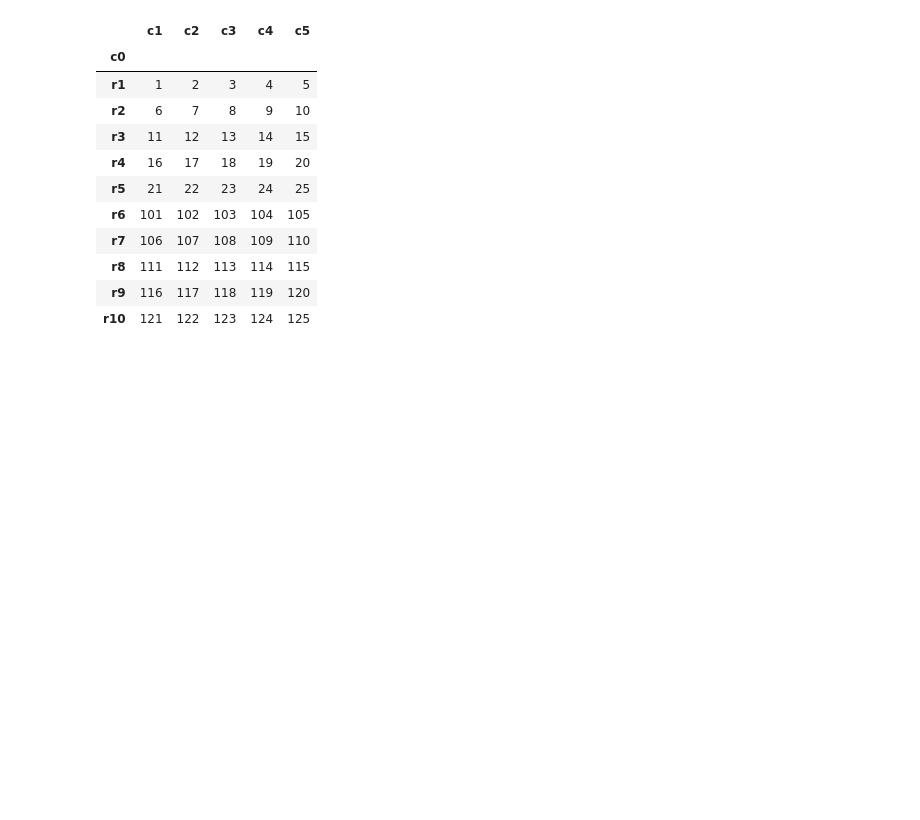
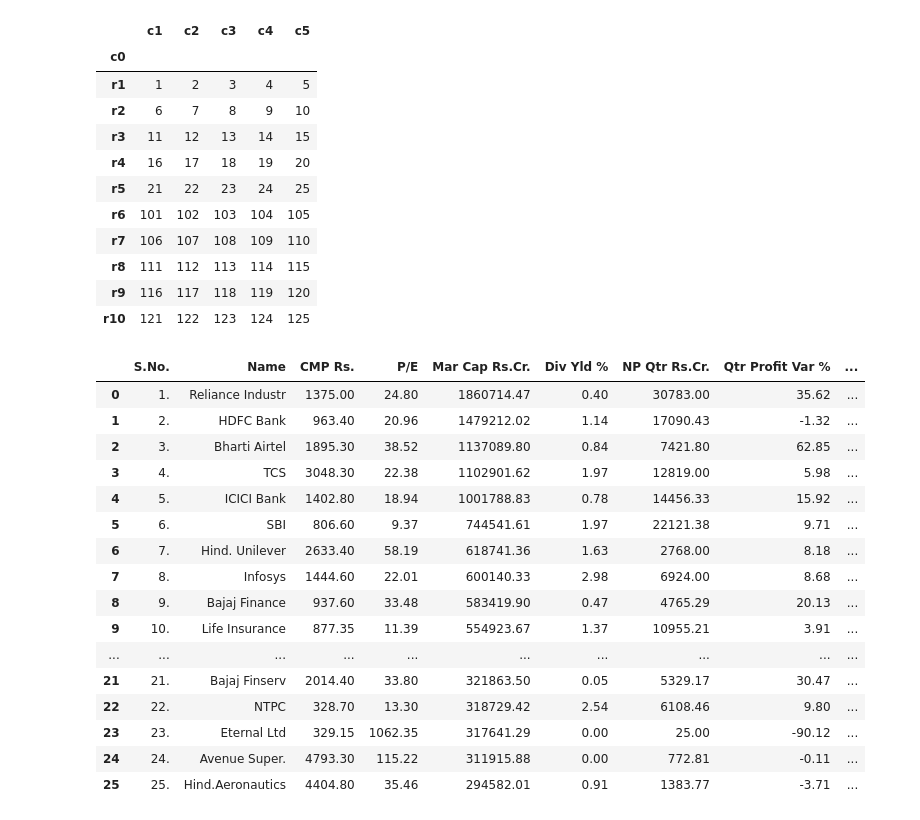
Before and after one commit to sunilsala88/batch33, a Jupyter notebook: 10_data_analysis/pandas_add.ipynb, the cells around one changed output. Cells and saved outputs as stored; diff of their text form; code cells hidden in the pictures; blank space fills up the shorter version.

```diff
--- a/10_data_analysis/pandas_add.ipynb
+++ b/10_data_analysis/pandas_add.ipynb
@@ -82,3 +82,23 @@ pd.concat([df3,df4])
 | r8 | 111 | 112 | 113 | 114 | 115 |
 | r9 | 116 | 117 | 118 | 119 | 120 |
 | r10 | 121 | 122 | 123 | 124 | 125 |
+# %%
+pd.read_html('https://www.screener.in/screens/281185/nifty-50/')[0]
+# %% [output]
+|  | S.No. | Name | CMP Rs. | P/E | Mar Cap Rs.Cr. | Div Yld % | NP Qtr Rs.Cr. | Qtr Profit Var % | ... |
+| 0 | 1. | Reliance Industr | 1375.00 | 24.80 | 1860714.47 | 0.40 | 30783.00 | 35.62 | ... |
+| 1 | 2. | HDFC Bank | 963.40 | 20.96 | 1479212.02 | 1.14 | 17090.43 | -1.32 | ... |
+| 2 | 3. | Bharti Airtel | 1895.30 | 38.52 | 1137089.80 | 0.84 | 7421.80 | 62.85 | ... |
+| 3 | 4. | TCS | 3048.30 | 22.38 | 1102901.62 | 1.97 | 12819.00 | 5.98 | ... |
+| 4 | 5. | ICICI Bank | 1402.80 | 18.94 | 1001788.83 | 0.78 | 14456.33 | 15.92 | ... |
+| 5 | 6. | SBI | 806.60 | 9.37 | 744541.61 | 1.97 | 22121.38 | 9.71 | ... |
+| 6 | 7. | Hind. Unilever | 2633.40 | 58.19 | 618741.36 | 1.63 | 2768.00 | 8.18 | ... |
+| 7 | 8. | Infosys | 1444.60 | 22.01 | 600140.33 | 2.98 | 6924.00 | 8.68 | ... |
+| 8 | 9. | Bajaj Finance | 937.60 | 33.48 | 583419.90 | 0.47 | 4765.29 | 20.13 | ... |
+| 9 | 10. | Life Insurance | 877.35 | 11.39 | 554923.67 | 1.37 | 10955.21 | 3.91 | ... |
+| ... | ... | ... | ... | ... | ... | ... | ... | ... | ... |
+| 21 | 21. | Bajaj Finserv | 2014.40 | 33.80 | 321863.50 | 0.05 | 5329.17 | 30.47 | ... |
+| 22 | 22. | NTPC | 328.70 | 13.30 | 318729.42 | 2.54 | 6108.46 | 9.80 | ... |
+| 23 | 23. | Eternal Ltd | 329.15 | 1062.35 | 317641.29 | 0.00 | 25.00 | -90.12 | ... |
+| 24 | 24. | Avenue Super. | 4793.30 | 115.22 | 311915.88 | 0.00 | 772.81 | -0.11 | ... |
+| 25 | 25. | Hind.Aeronautics | 4404.80 | 35.46 | 294582.01 | 0.91 | 1383.77 | -3.71 | ... |
```
Also changed, not shown: parts of 1 cell of this notebook.
